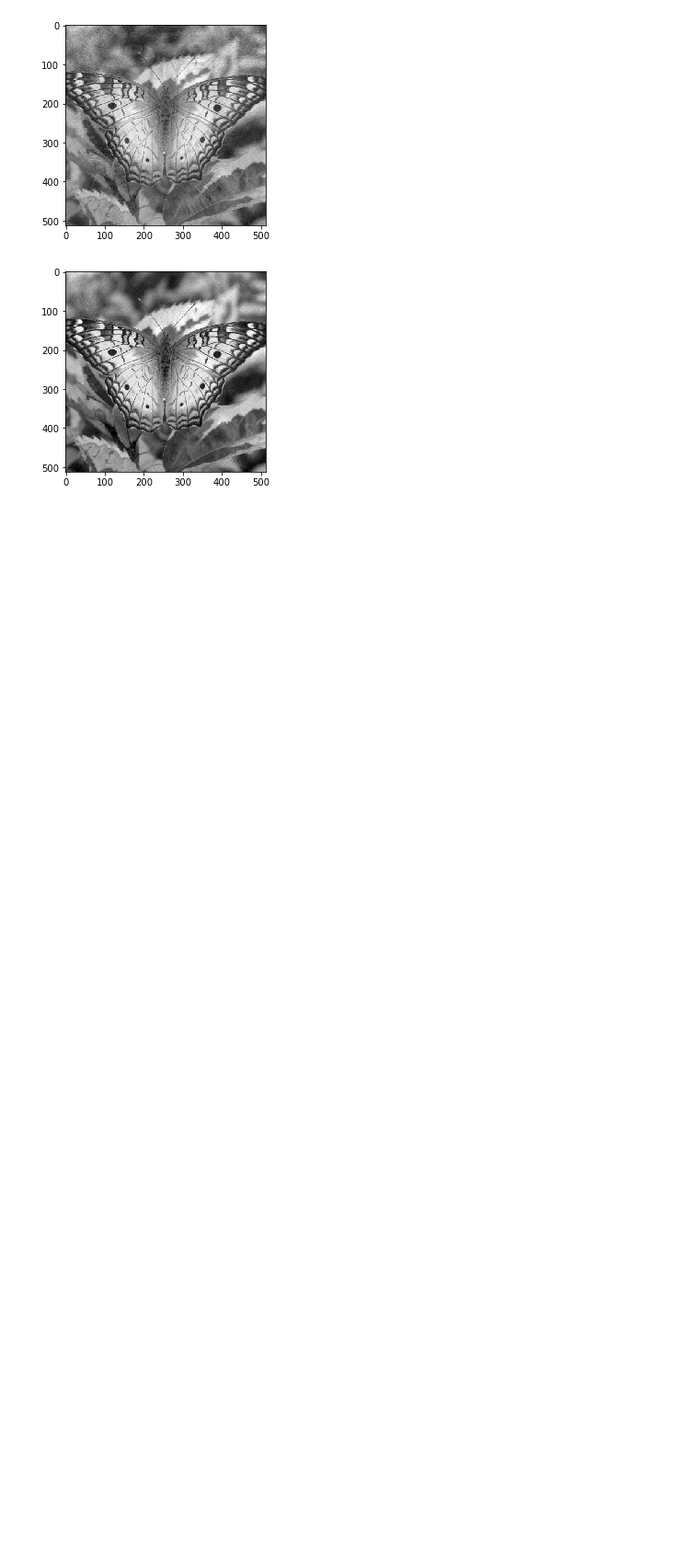
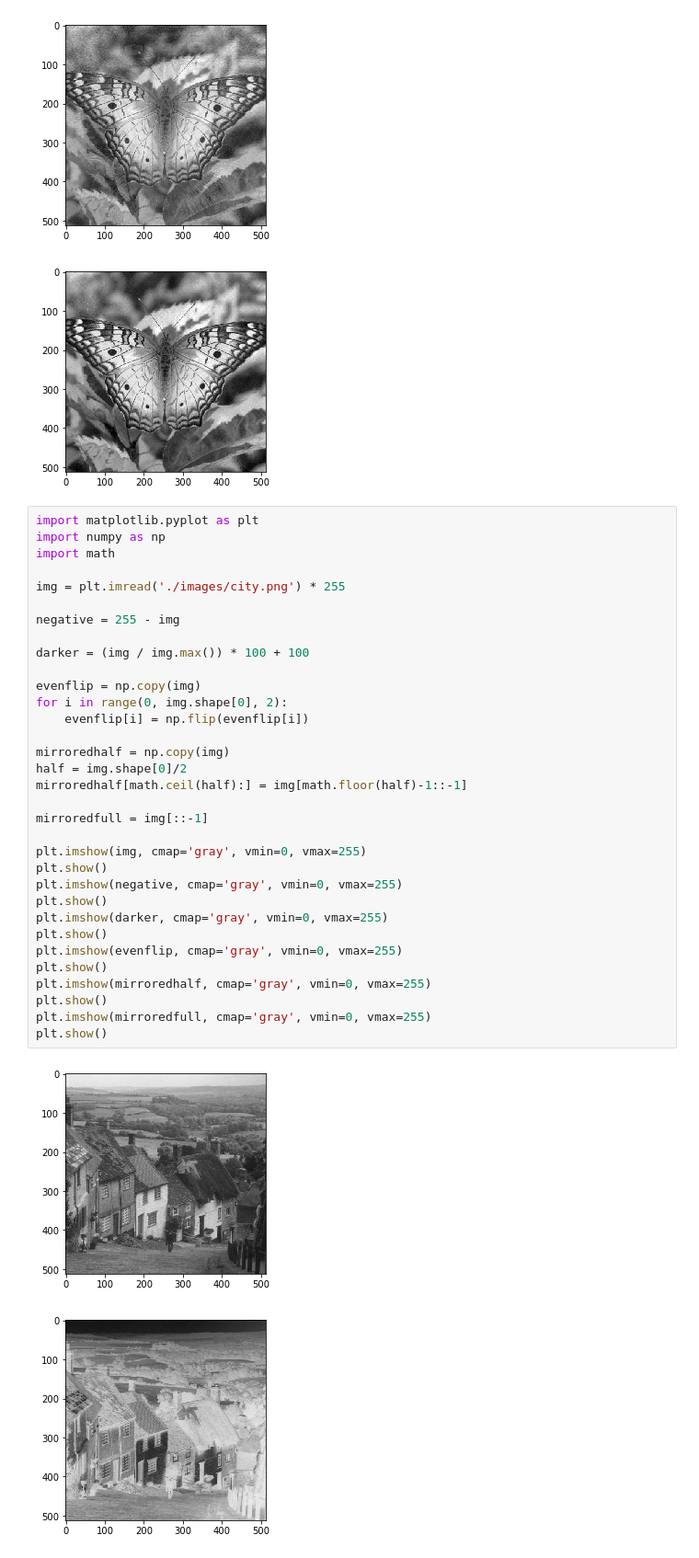
Before and after one commit to natanbcpc/t1-mc920, a Jupyter notebook: t1.ipynb, the cells around one changed output. Shown at 92% size. Cells and saved outputs as stored; diff of their text form; blank space fills up the shorter version.

```diff
--- a/t1.ipynb
+++ b/t1.ipynb
@@ -59,3 +59,39 @@ plt.show()
 [figure]
 [figure]
 [figure]
+# %%
+import matplotlib.pyplot as plt
+import numpy as np
+import math
+
+img = plt.imread('./images/city.png') * 255
+
+negative = 255 - img
+
+darker = (img / img.max()) * 100 + 100
+
+evenflip = np.copy(img)
+for i in range(0, img.shape[0], 2):
+    evenflip[i] = np.flip(evenflip[i])
+
+mirroredhalf = np.copy(img)
+half = img.shape[0]/2
+mirroredhalf[math.ceil(half):] = img[math.floor(half)-1::-1]
+
+mirroredfull = img[::-1]
+
+plt.imshow(img, cmap='gray', vmin=0, vmax=255)
+plt.show()
+plt.imshow(negative, cmap='gray', vmin=0, vmax=255)
+plt.show()
+plt.imshow(darker, cmap='gray', vmin=0, vmax=255)
+plt.show()
+plt.imshow(evenflip, cmap='gray', vmin=0, vmax=255)
+plt.show()
+plt.imshow(mirroredhalf, cmap='gray', vmin=0, vmax=255)
+plt.show()
+plt.imshow(mirroredfull, cmap='gray', vmin=0, vmax=255)
+plt.show()
+# %% [output]
+[figure, added]
+[figure, added]
```
Also changed, not shown: parts of 2 cells of this notebook, 2 other files.
